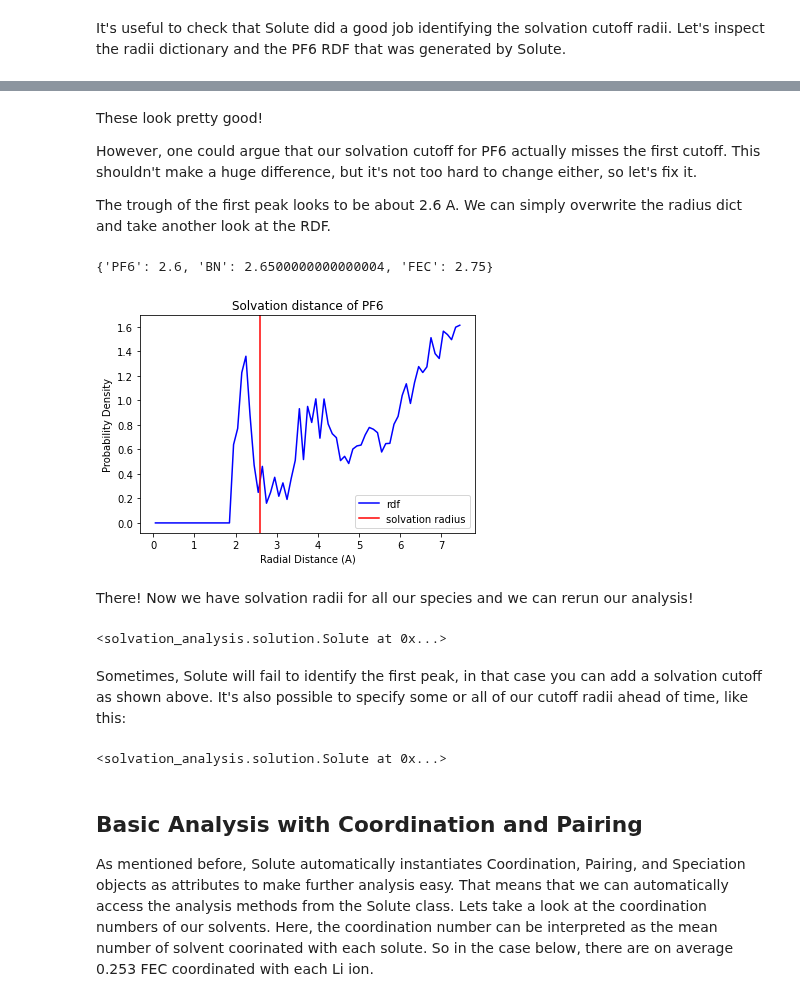
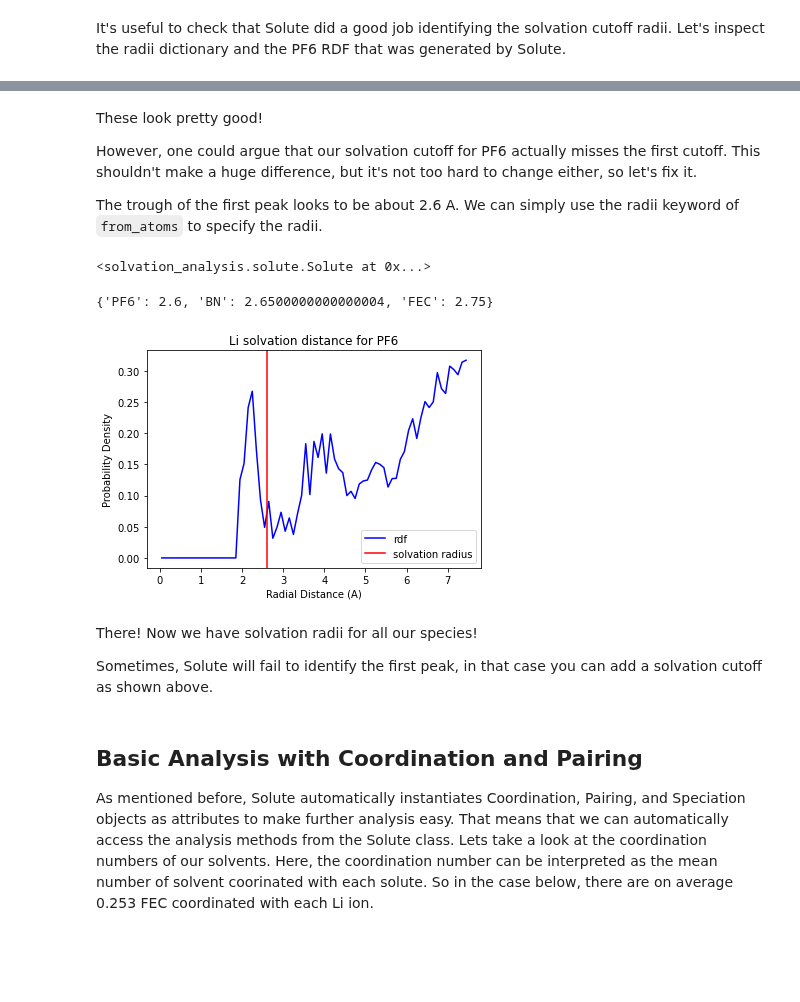
Before and after one commit to MDAnalysis/solvation-analysis, a Jupyter notebook: tutorials/basics_tutorial.ipynb, the cells around one changed output, grey strips where cells are left out. Cells and saved outputs as stored; diff of their text form; code cells hidden in the pictures; blank space fills up the shorter version.

```diff
--- a/tutorials/basics_tutorial.ipynb
+++ b/tutorials/basics_tutorial.ipynb
@@ -91,36 +91,33 @@ These look pretty good!
 
 However, one could argue that our solvation cutoff for PF6 actually misses the first cutoff. This shouldn't make a huge difference, but it's not too hard to change either, so let's fix it.
 
-The trough of the first peak looks to be about 2.6 A. We can simply overwrite the radius dict and take another look at the RDF.
+The trough of the first peak looks to be about 2.6 A. We can simply use the radii keyword of `from_atoms` to specify the radii.
+# %%
+# assign a new PF6 radius
+solution = Solute.from_atoms(
+    li_atoms,
+    {'PF6': PF6, 'BN': BN, 'FEC': FEC},
+    solute_name="Li",
+    radii={"PF6": 2.6}
+)
+
+solution.run()
+# %% [output]
+<solvation_analysis.solute.Solute at 0x...>
 # %%
-# assign a new PF6 radius
-solution.radii['PF6'] = 2.6
-
 # inspect the radii
 print(solution.radii)
 
 # check that our new radius looks good
-solution.plot_solvation_radius('PF6')
+solution.plot_solvation_radius('PF6', 'Li')
 plt.show()
 # %% [output]
 {'PF6': 2.6, 'BN': 2.6500000000000004, 'FEC': 2.75}
-[figure, old version]
+[figure, new version]
 # %% [markdown]
-There! Now we have solvation radii for all our species and we can rerun our analysis!
+There! Now we have solvation radii for all our species!
+
+Sometimes, Solute will fail to identify the first peak, in that case you can add a solvation cutoff as shown above.
-# %%
-# just recompute with the new radii!
-solution.run()
-# %% [output]
-<solvation_analysis.solution.Solute at 0x...>
-# %% [markdown]
-Sometimes, Solute will fail to identify the first peak, in that case you can add a solvation cutoff as shown above. It's also possible to specify some or all of our cutoff radii ahead of time, like this:
-# %%
-# define a solution with specific cutoff radii
-solution = Solute(li_atoms, {'PF6': PF6, 'BN': BN, 'FEC': FEC}, radii={'PF6': 2.6})
-# and run it just the same
-solution.run()
-# %% [output]
-<solvation_analysis.solution.Solute at 0x...>
 # %% [markdown]
 ## Basic Analysis with Coordination and Pairing
 
```
Also changed, not shown: parts of 15 cells of this notebook, 1 other file.
